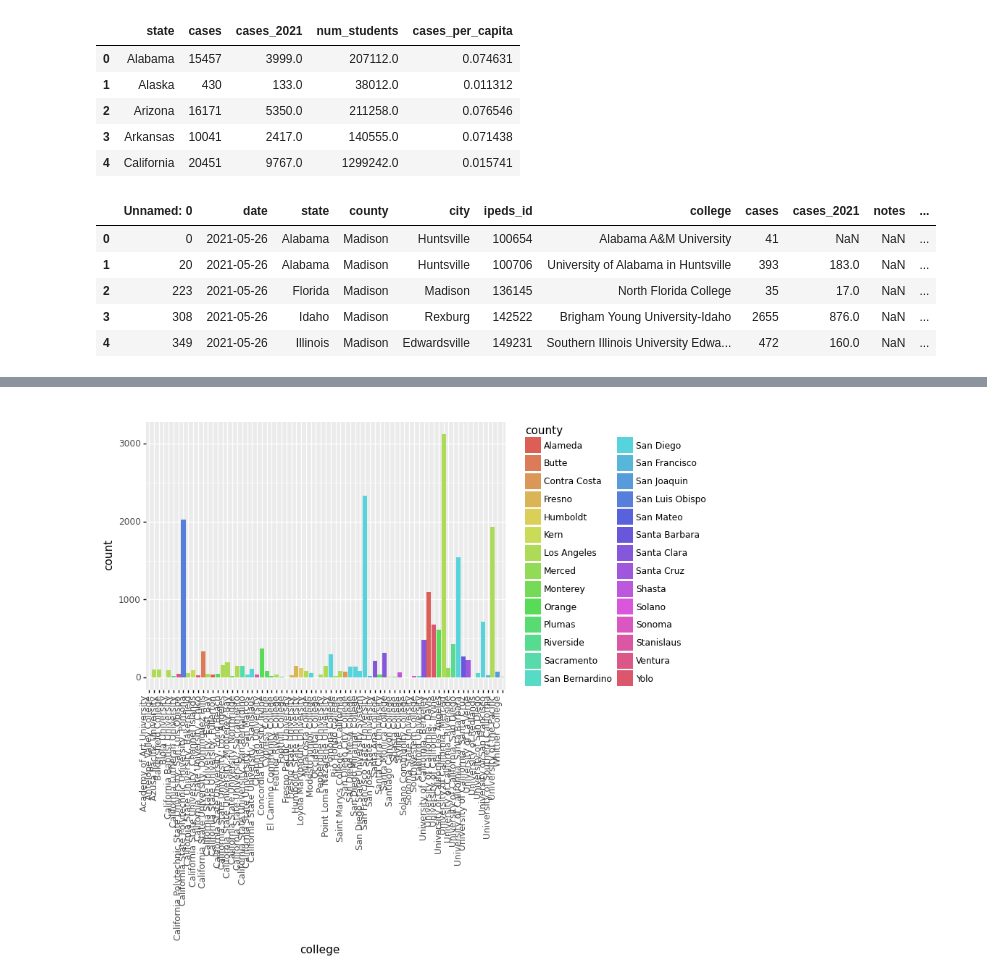
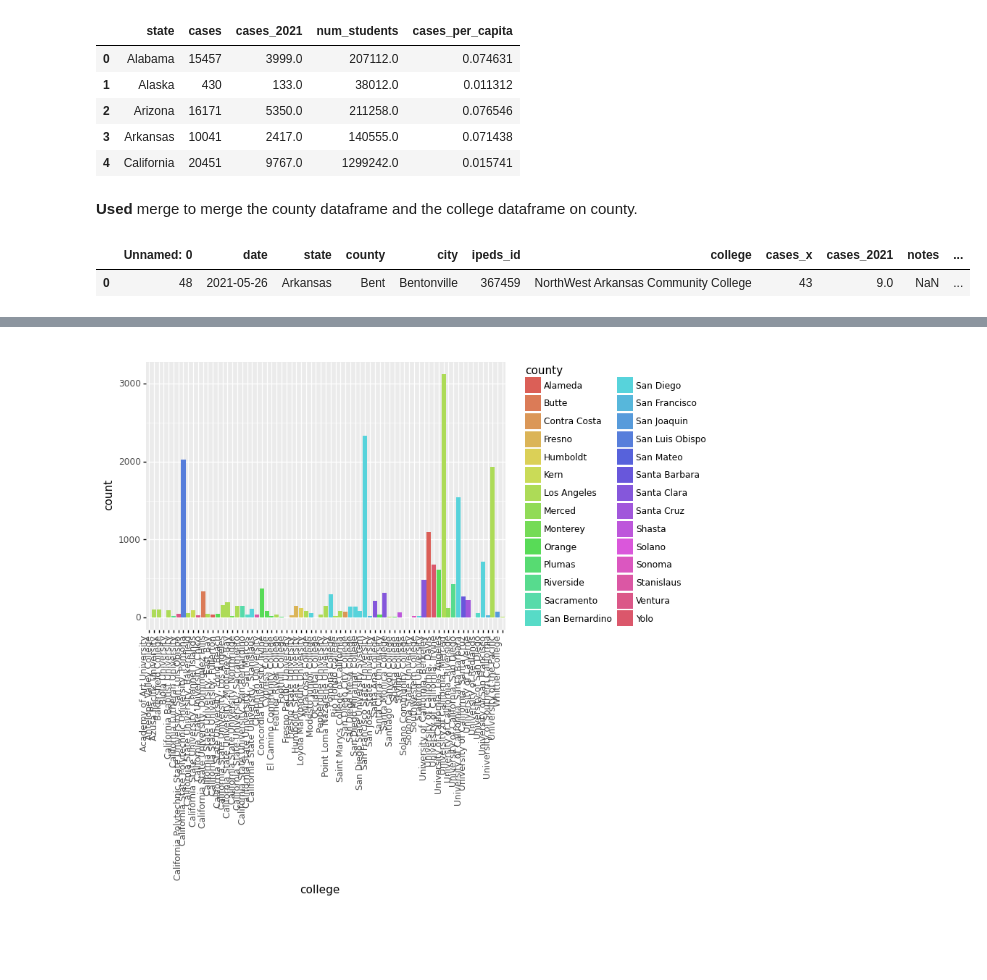
Before and after one commit to sabcodes/sta141B-final, a Jupyter notebook: Data-Graphs.ipynb, the cells around one changed output, grey strips where cells are left out. Drawn from its saved outputs; the diff is of its cells as text; code cells hidden in the pictures; blank space fills up the shorter version.

```diff
--- a/Data-Graphs.ipynb
+++ b/Data-Graphs.ipynb
@@ -173,14 +174,12 @@ df2.head()
 | 2 | Arizona | 16171 | 5350.0 | 211258.0 | 0.076546 |
 | 3 | Arkansas | 10041 | 2417.0 | 140555.0 | 0.071438 |
 | 4 | California | 20451 | 9767.0 | 1299242.0 | 0.015741 |
+# %% [markdown]
+**Used** merge to merge the county dataframe and the college dataframe on county.
 # %%
 dfm = pd.merge(df, df5, on="county")
-dfm.head()
+dfm.head(1)
 # %% [output]
-|  | Unnamed: 0 | date | state | county | city | ipeds_id | college | cases | cases_2021 | notes | ... |
-| 0 | 0 | 2021-05-26 | Alabama | Madison | Huntsville | 100654 | Alabama A&M University | 41 | NaN | NaN | ... |
-| 1 | 20 | 2021-05-26 | Alabama | Madison | Huntsville | 100706 | University of Alabama in Huntsville | 393 | 183.0 | NaN | ... |
-| 2 | 223 | 2021-05-26 | Florida | Madison | Madison | 136145 | North Florida College | 35 | 17.0 | NaN | ... |
-| 3 | 308 | 2021-05-26 | Idaho | Madison | Rexburg | 142522 | Brigham Young University-Idaho | 2655 | 876.0 | NaN | ... |
-| 4 | 349 | 2021-05-26 | Illinois | Madison | Edwardsville | 149231 | Southern Illinois University Edwa... | 472 | 160.0 | NaN | ... |
+|  | Unnamed: 0 | date | state | county | city | ipeds_id | college | cases_x | cases_2021 | notes | ... |
+| 0 | 48 | 2021-05-26 | Arkansas | Bent | Bentonville | 367459 | NorthWest Arkansas Community College | 43 | 9.0 | NaN | ... |
 # %%
```
Also changed, not shown: parts of 39 cells of this notebook.
